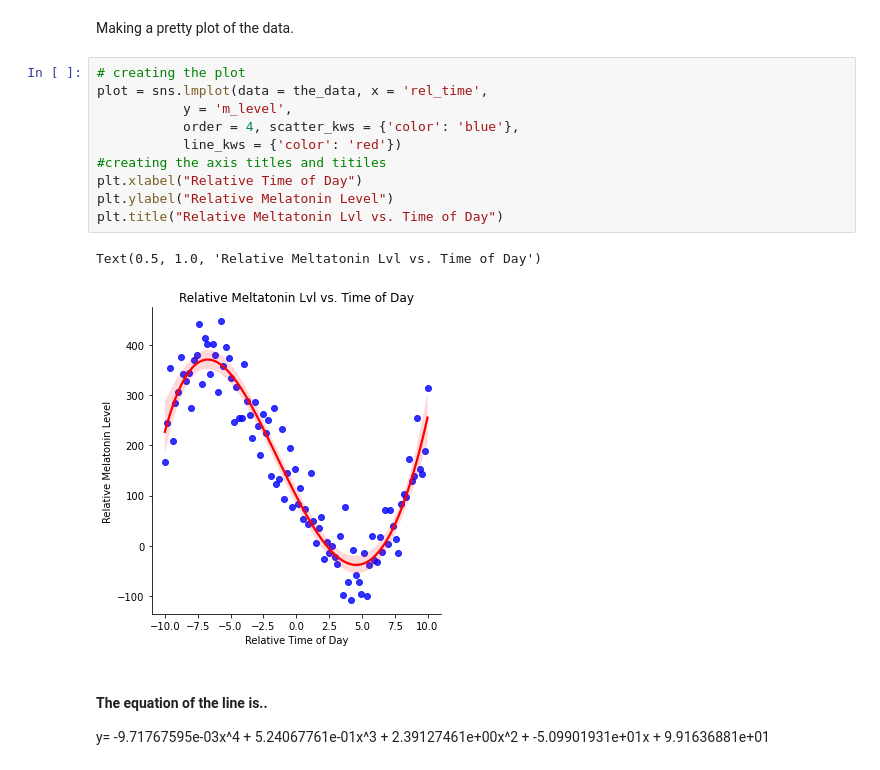
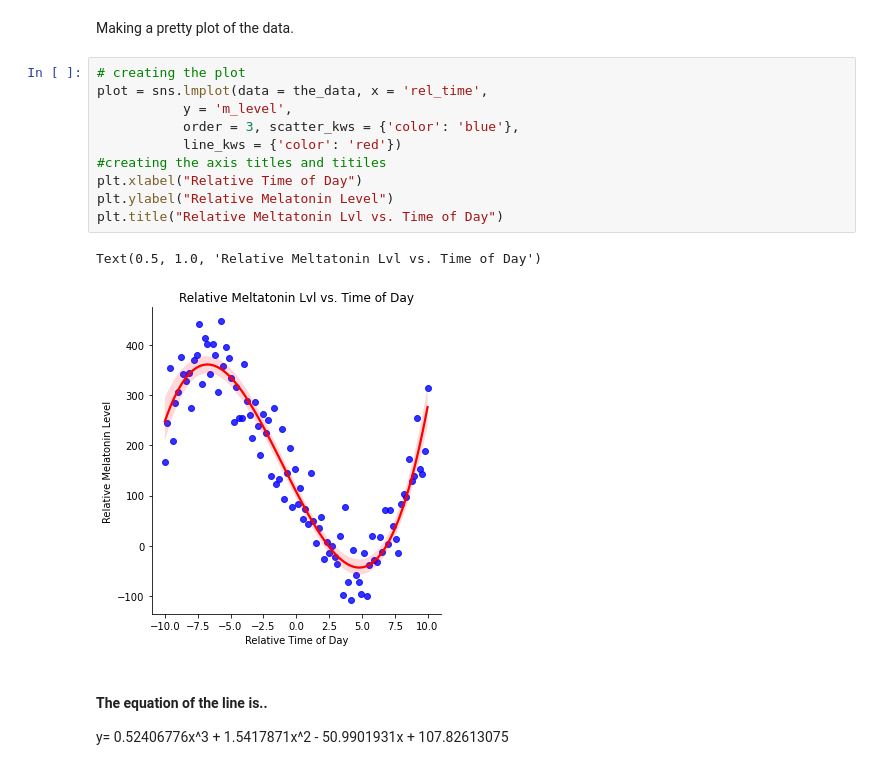
Before and after one commit to mohammedfmehboob/PythonTutorials, a Jupyter notebook: Exercise8.ipynb, the cells around one changed output. Cells and saved outputs as stored; diff of their text form.

```diff
--- a/Exercise8.ipynb
+++ b/Exercise8.ipynb
@@ -86,17 +85,16 @@ Making a pretty plot of the data.
 # %%
 # creating the plot
 plot = sns.lmplot(data = the_data, x = 'rel_time',
            y = 'm_level',
-           order = 4, scatter_kws = {'color': 'blue'},
+           order = 3, scatter_kws = {'color': 'blue'},
            line_kws = {'color': 'red'})
 #creating the axis titles and titiles
 plt.xlabel("Relative Time of Day")
 plt.ylabel("Relative Melatonin Level")
 plt.title("Relative Meltatonin Lvl vs. Time of Day")
 # %% [output]
 Text(0.5, 1.0, 'Relative Meltatonin Lvl vs. Time of Day')
-[figure, old version]
+[figure, new version]
 # %% [markdown]
 #### The equation of the line is..
-y= -9.71767595e-03x^4 + 5.24067761e-01x^3 +                   2.39127461e+00x^2 +  -5.09901931e+01x +
-    9.91636881e+01
+y= 0.52406776x^3 +  1.5417871x^2  - 50.9901931x +  107.82613075
```
Also changed, not shown: parts of 9 cells of this notebook.
